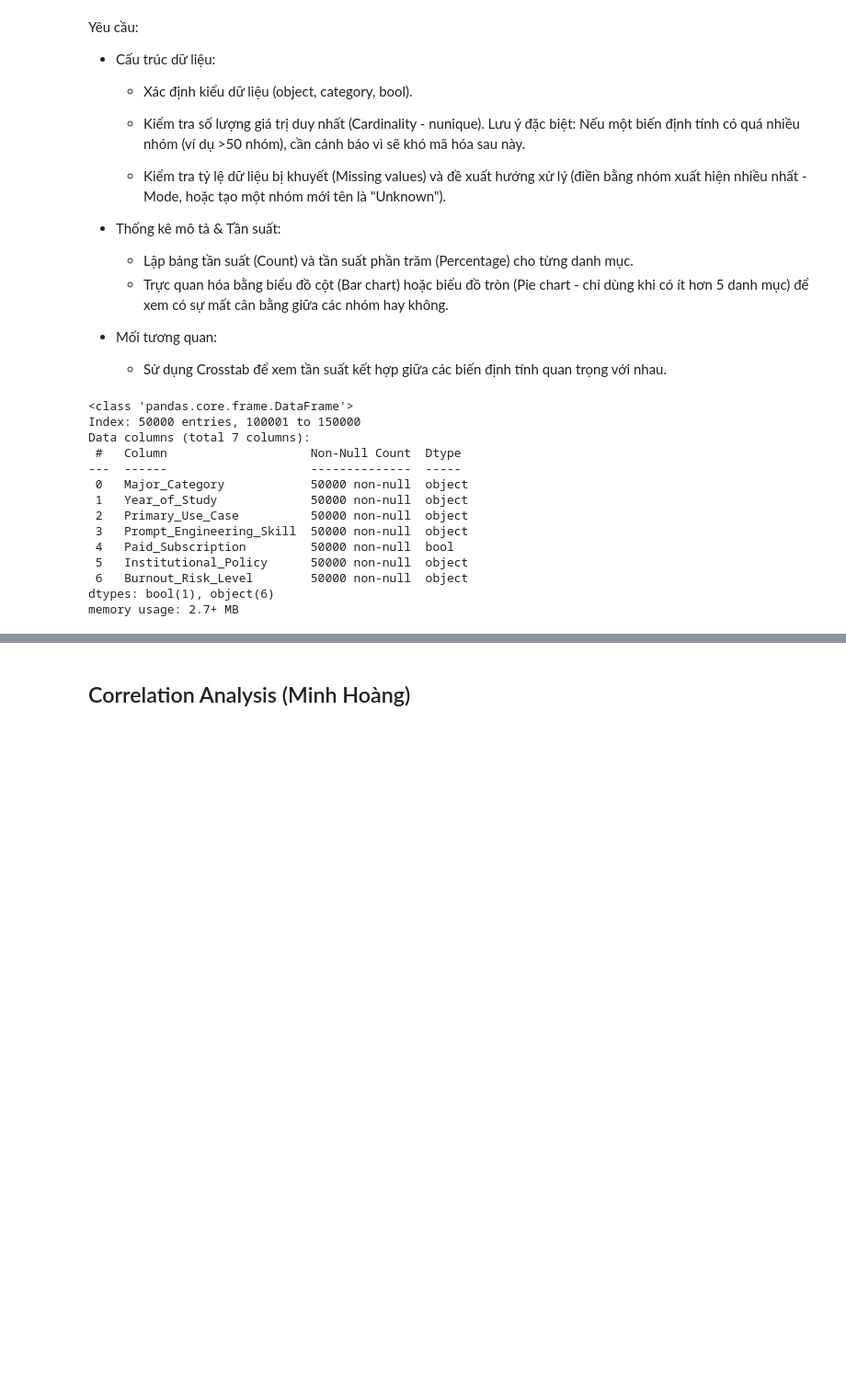
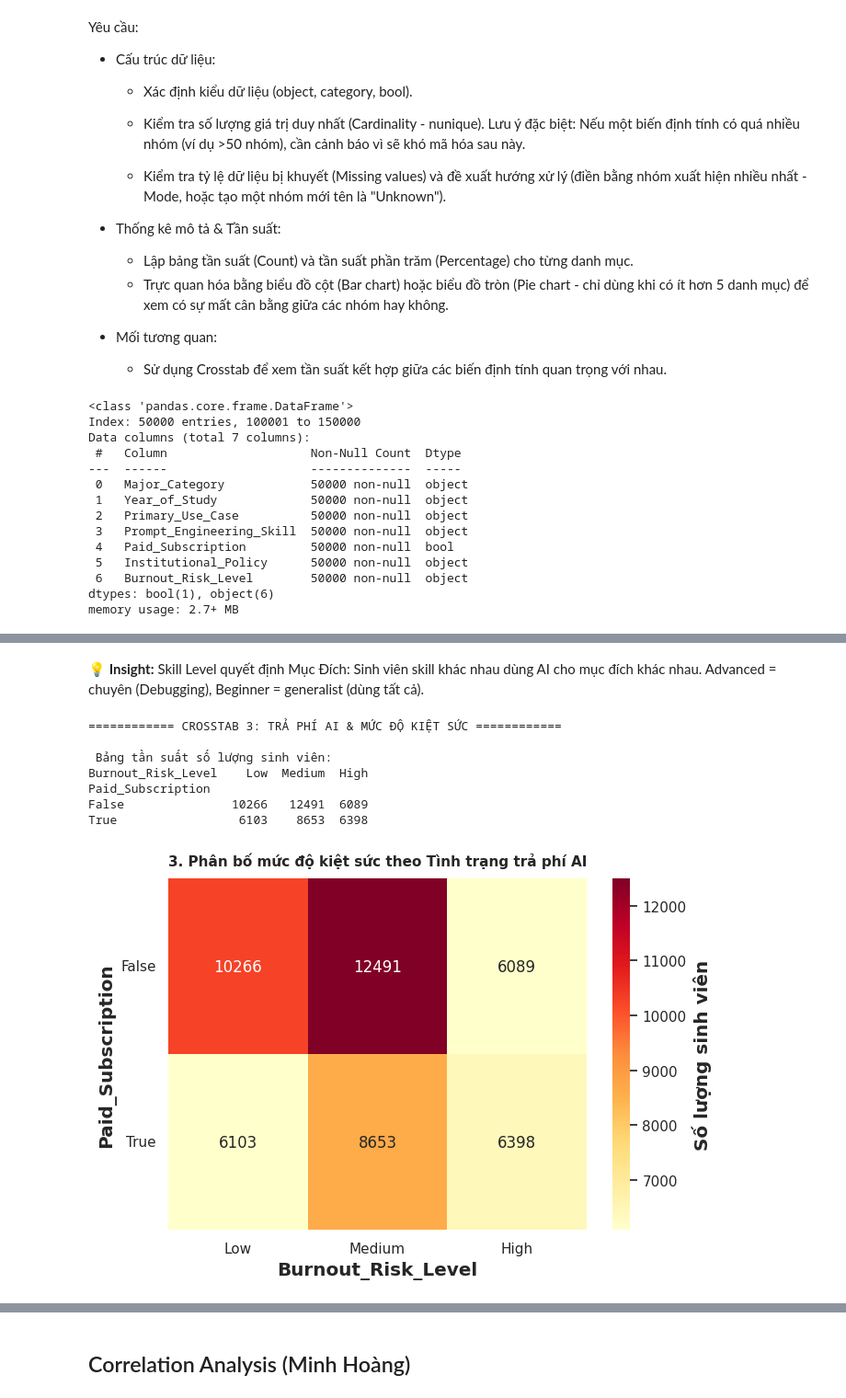
Before and after one commit to MEdan-US/Mini-Project, a Jupyter notebook: mini_project.ipynb, the cells around one changed output, grey strips where cells are left out. Shown at 92% size. Cells and saved outputs as stored; diff of their text form; code cells hidden in the pictures; blank space fills up the shorter version.

```diff
--- a/mini_project.ipynb
+++ b/mini_project.ipynb
@@ -132,0 +316,32 @@ memory usage: 2.7+ MB
+# %% [markdown]
+**💡 Insight:** Skill Level quyết định Mục Đích: Sinh viên skill khác nhau dùng AI cho mục đích khác nhau. Advanced = chuyên (Debugging), Beginner = generalist (dùng tất cả).
+# %%
+print("============ CROSSTAB 3: TRẢ PHÍ AI & MỨC ĐỘ KIỆT SỨC ============")
+count_paid_by_burnout = pd.crosstab(
+    index=df['Paid_Subscription'],
+    columns=df['Burnout_Risk_Level']
+)[['Low', 'Medium', 'High']]
+
+print("\n Bảng tần suất số lượng sinh viên:")
+print(count_paid_by_burnout)
+
+plt.figure(figsize=(7, 5))
+sns.heatmap(count_paid_by_burnout, annot=True, fmt='d', cmap='YlOrRd', cbar_kws={'label': 'Số lượng sinh viên'})
+
+plt.yticks(rotation=0)
+plt.xticks(rotation=0)
+
+plt.title('3. Phân bố mức độ kiệt sức theo Tình trạng trả phí AI', fontsize=11, fontweight='bold')
+plt.ylabel('Paid_Subscription')
+plt.xlabel('Burnout_Risk_Level')
+plt.tight_layout()
+plt.show()
+# %% [output]
+============ CROSSTAB 3: TRẢ PHÍ AI & MỨC ĐỘ KIỆT SỨC ============
+
+ Bảng tần suất số lượng sinh viên:
+Burnout_Risk_Level    Low  Medium  High
+Paid_Subscription
+False               10266   12491  6089
+True                 6103    8653  6398
+[figure, added]
```
Also changed, not shown: parts of 15 cells of this notebook.
